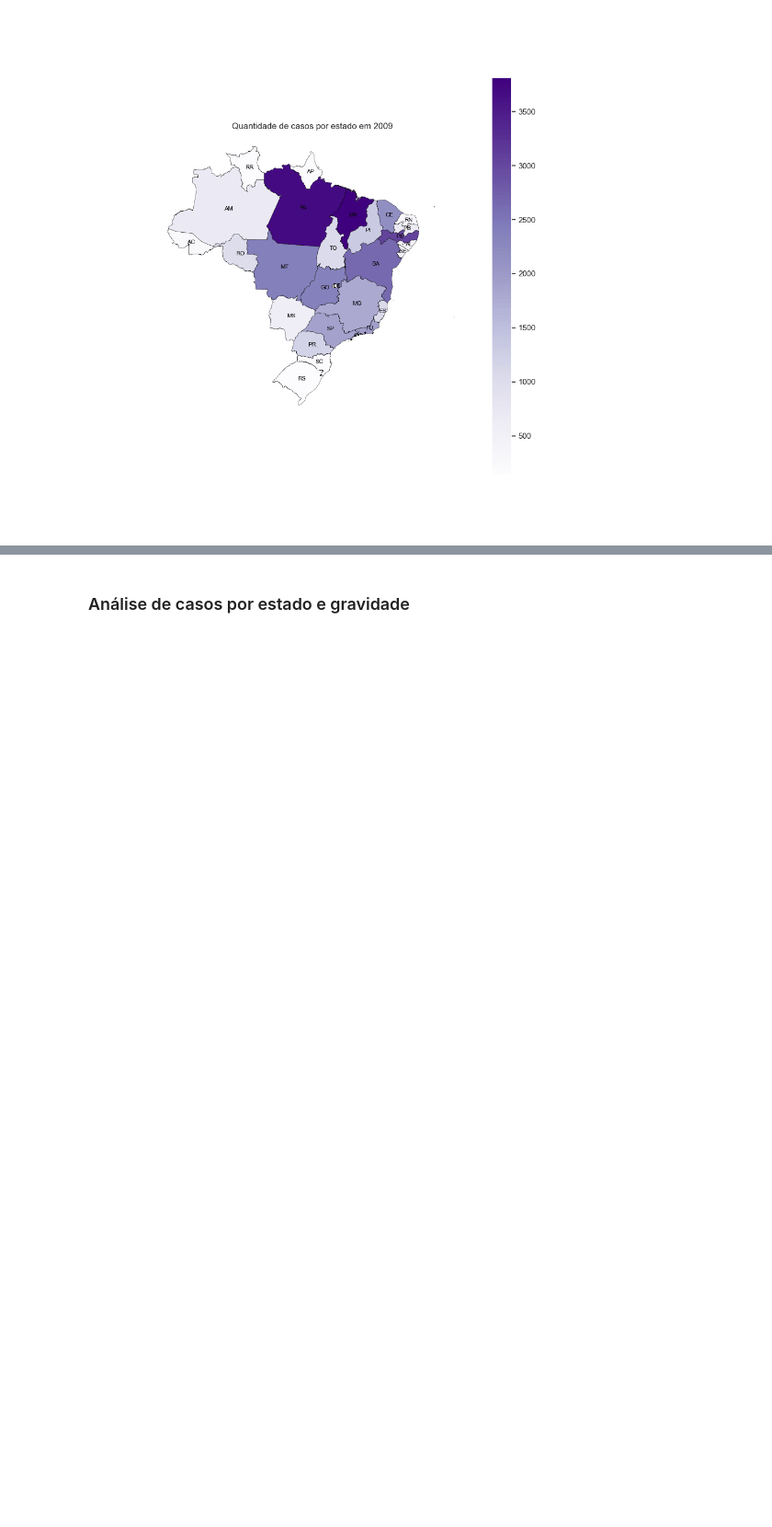
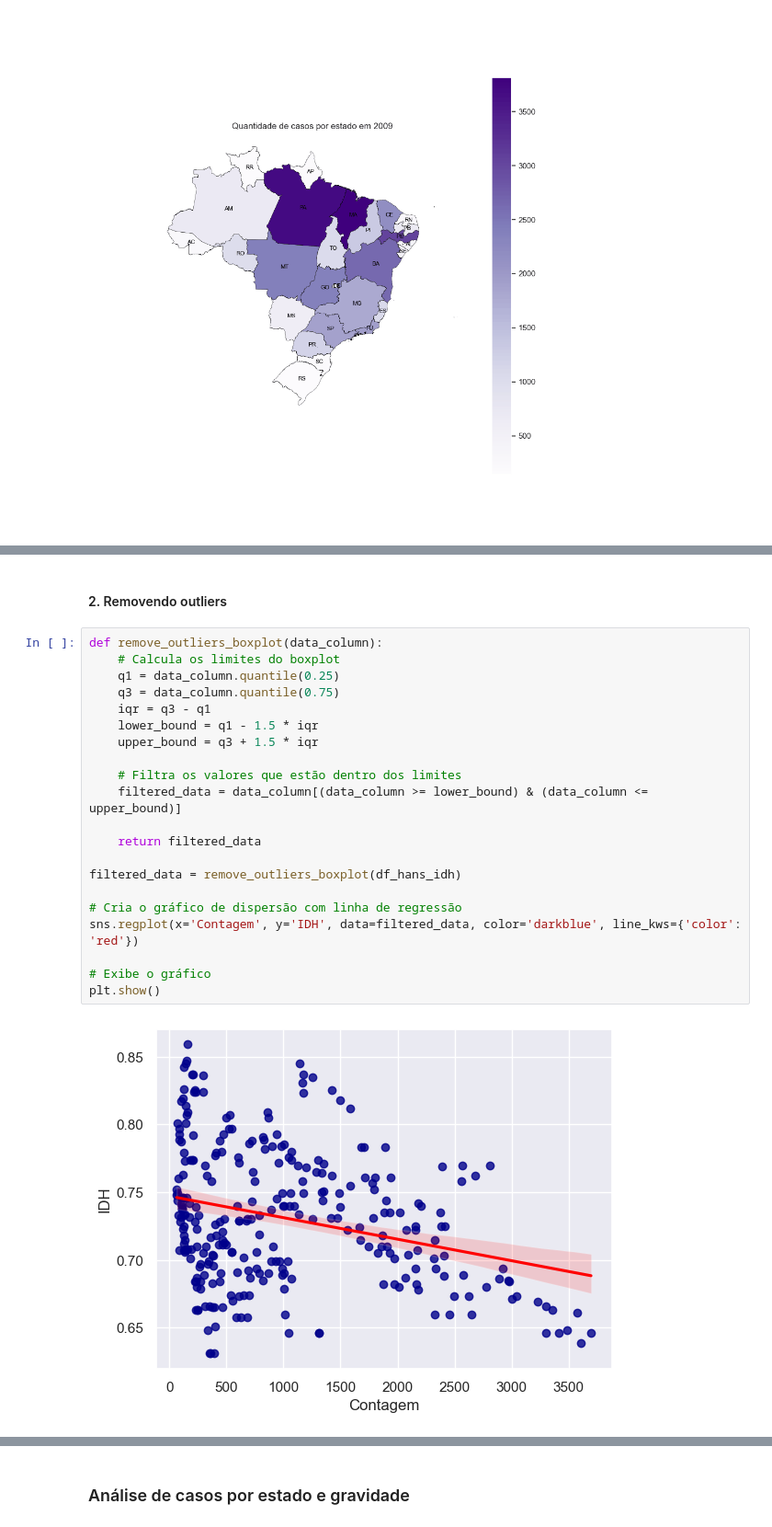
Before and after one commit to datasci4health/projects2023, a Jupyter notebook: hans_project/notebooks/EDA_Hans.ipynb, the cells around one changed output, grey strips where cells are left out. Shown at 92% size. Saved outputs shown, nothing was run; the diff lists cells and outputs as text; blank space fills up the shorter version.

```diff
--- a/hans_project/notebooks/EDA_Hans.ipynb
+++ b/hans_project/notebooks/EDA_Hans.ipynb
@@ -131,0 +203,25 @@ Image(filename='../assets/graficos/graficos.gif')
+# %% [markdown]
+#### 2. Removendo outliers
+# %%
+def remove_outliers_boxplot(data_column):
+    # Calcula os limites do boxplot
+    q1 = data_column.quantile(0.25)
+    q3 = data_column.quantile(0.75)
+    iqr = q3 - q1
+    lower_bound = q1 - 1.5 * iqr
+    upper_bound = q3 + 1.5 * iqr
+
+    # Filtra os valores que estão dentro dos limites
+    filtered_data = data_column[(data_column >= lower_bound) & (data_column <= upper_bound)]
+
+    return filtered_data
+
+filtered_data = remove_outliers_boxplot(df_hans_idh)
+
+# Cria o gráfico de dispersão com linha de regressão
+sns.regplot(x='Contagem', y='IDH', data=filtered_data, color='darkblue', line_kws={'color': 'red'})
+
+# Exibe o gráfico
+plt.show()
+# %% [output]
+[figure, added]
```
Also changed, not shown: parts of 29 cells of this notebook, 4 other files.
